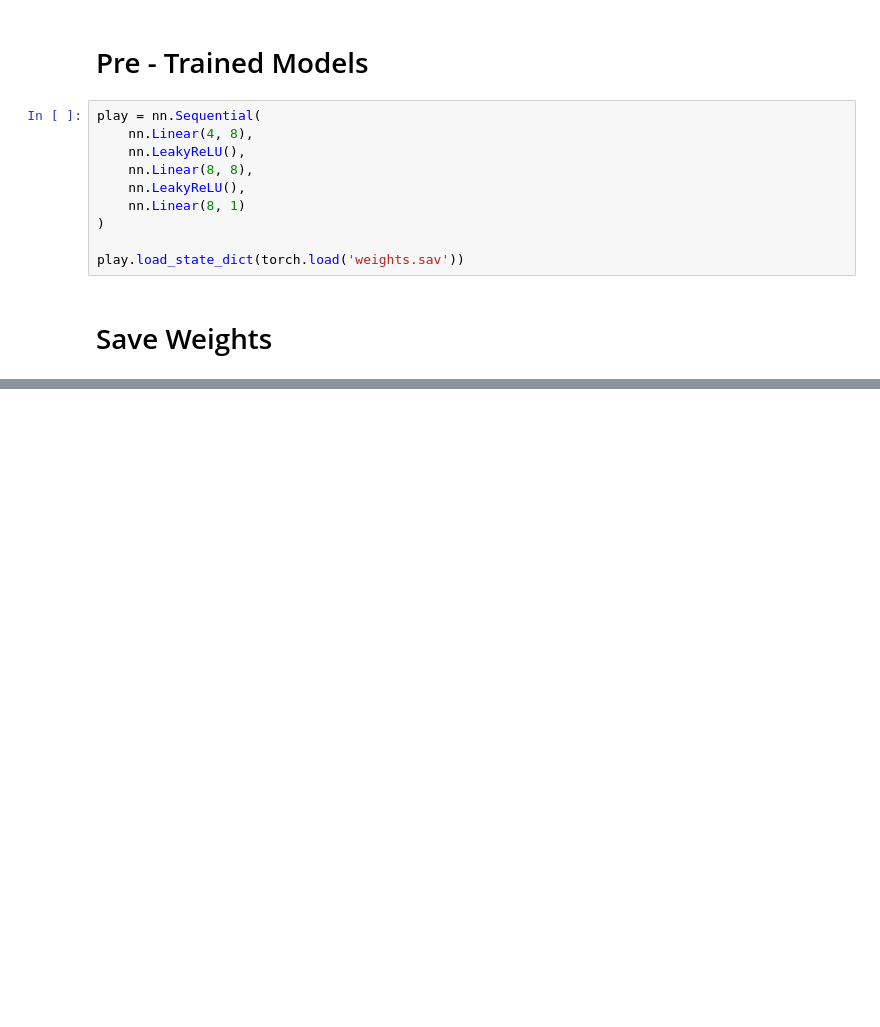
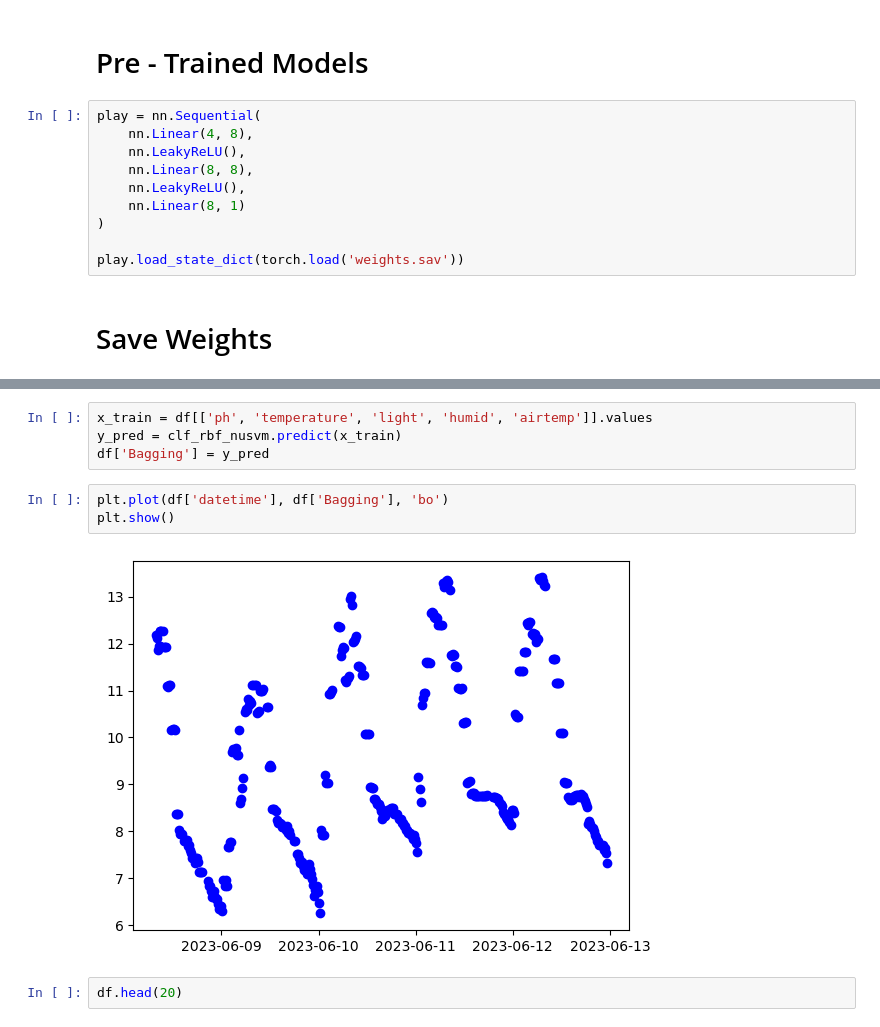
Before and after one commit to NawidT/morefish-ml, a Jupyter notebook: training/do_training.ipynb, the cells around one changed output, grey strips where cells are left out. Saved outputs shown, nothing was run; the diff lists cells and outputs as text; blank space fills up the shorter version.

```diff
--- a/training/do_training.ipynb
+++ b/training/do_training.ipynb
@@ -396,0 +392,11 @@ with tarfile.open(mar_filename, 'a') as archive:
+# %%
+x_train = df[['ph', 'temperature', 'light', 'humid', 'airtemp']].values
+y_pred = clf_rbf_nusvm.predict(x_train)
+df['Bagging'] = y_pred
+# %%
+plt.plot(df['datetime'], df['Bagging'], 'bo')
+plt.show()
+# %% [output]
+[figure, added]
+# %%
+df.head(20)
```
Also changed, not shown: parts of 13 cells of this notebook, 3 other files.
